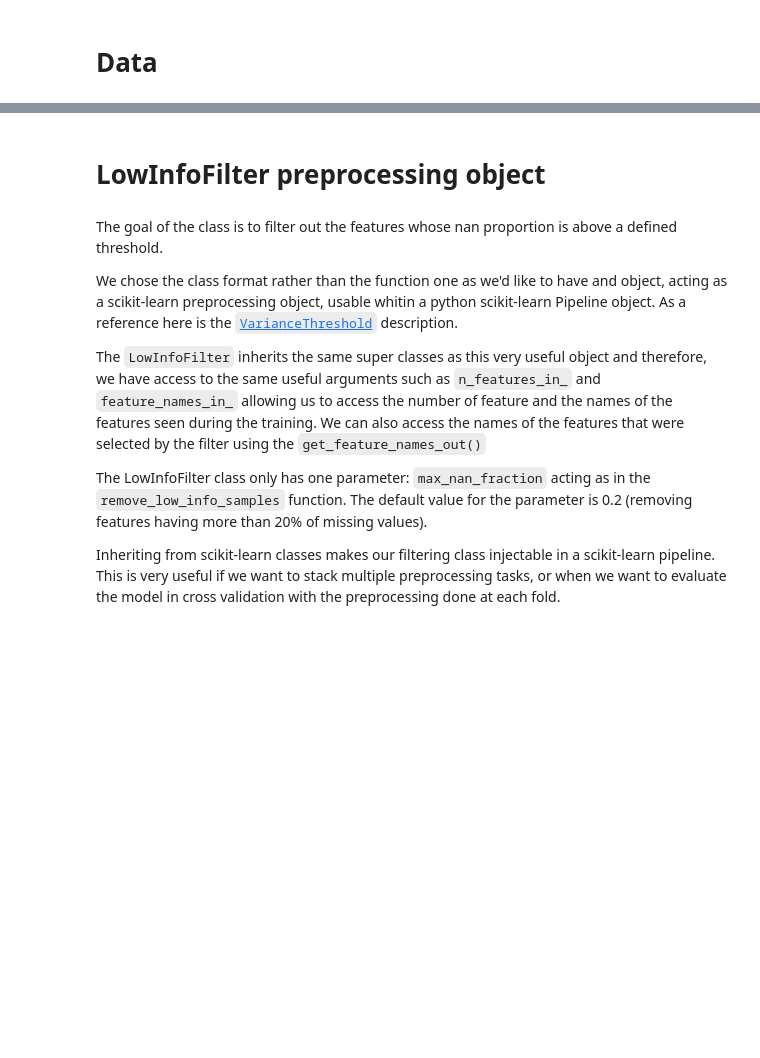
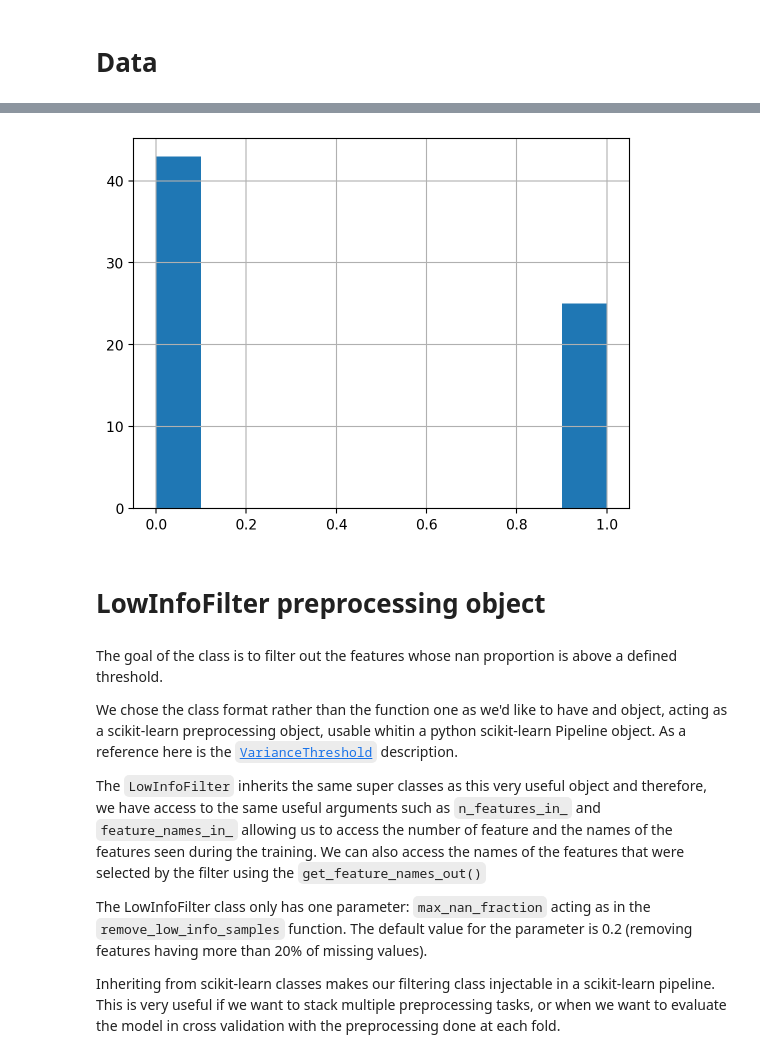
Before and after one commit to gregbellan/Stabl, a Jupyter notebook: Notebook examples/Tutorial Notebook.ipynb, the cells around one changed output, grey strips where cells are left out. Cells and saved outputs as stored; diff of their text form; code cells hidden in the pictures; blank space fills up the shorter version.

```diff
--- a/Notebook examples/Tutorial Notebook.ipynb
+++ b/Notebook examples/Tutorial Notebook.ipynb
@@ -57,3 +73,2 @@ The outcome is binary (0 = Mild or Moderate COVID and 1 = Severe COVID)
 # %%
-prot_covid = pd.read_csv("./Sample Data/COVID-19/Training/Proteomics.csv", index_col=0)
-covid_pos = pd.read_csv("./Sample Data/COVID-19/Training/Mild&ModVsSevere.csv", index_col=0)["Mild&ModVsSevere"]
+X_train_cov, X_valid_cov, y_train_cov, y_valid_cov, ids_cov, task_type_cov = data.load_covid_19("../Sample Data/COVID-19")
@@ -60,3 +79,8 @@ covid_pos = pd.read_csv("./Sample Data/COVID-19/Training/Mild&ModVsSevere.csv",
+# %%
+y_train_cov.hist()
+plt.show()
+# %% [output]
+[figure, added]
 # %% [markdown]
 # LowInfoFilter preprocessing object
 # %% [markdown]
```
Also changed, not shown: parts of 52 cells of this notebook, 28 other files.
